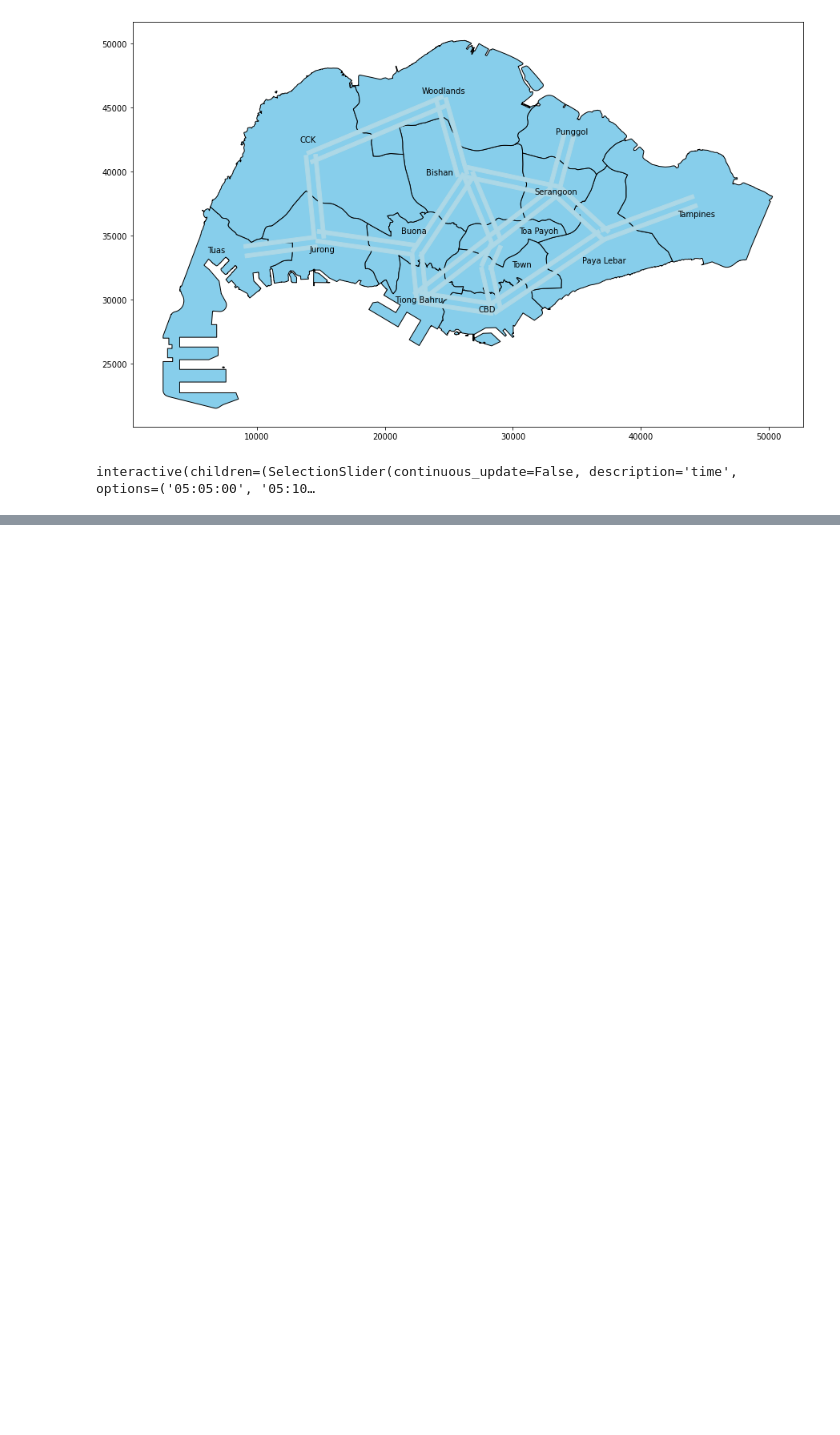
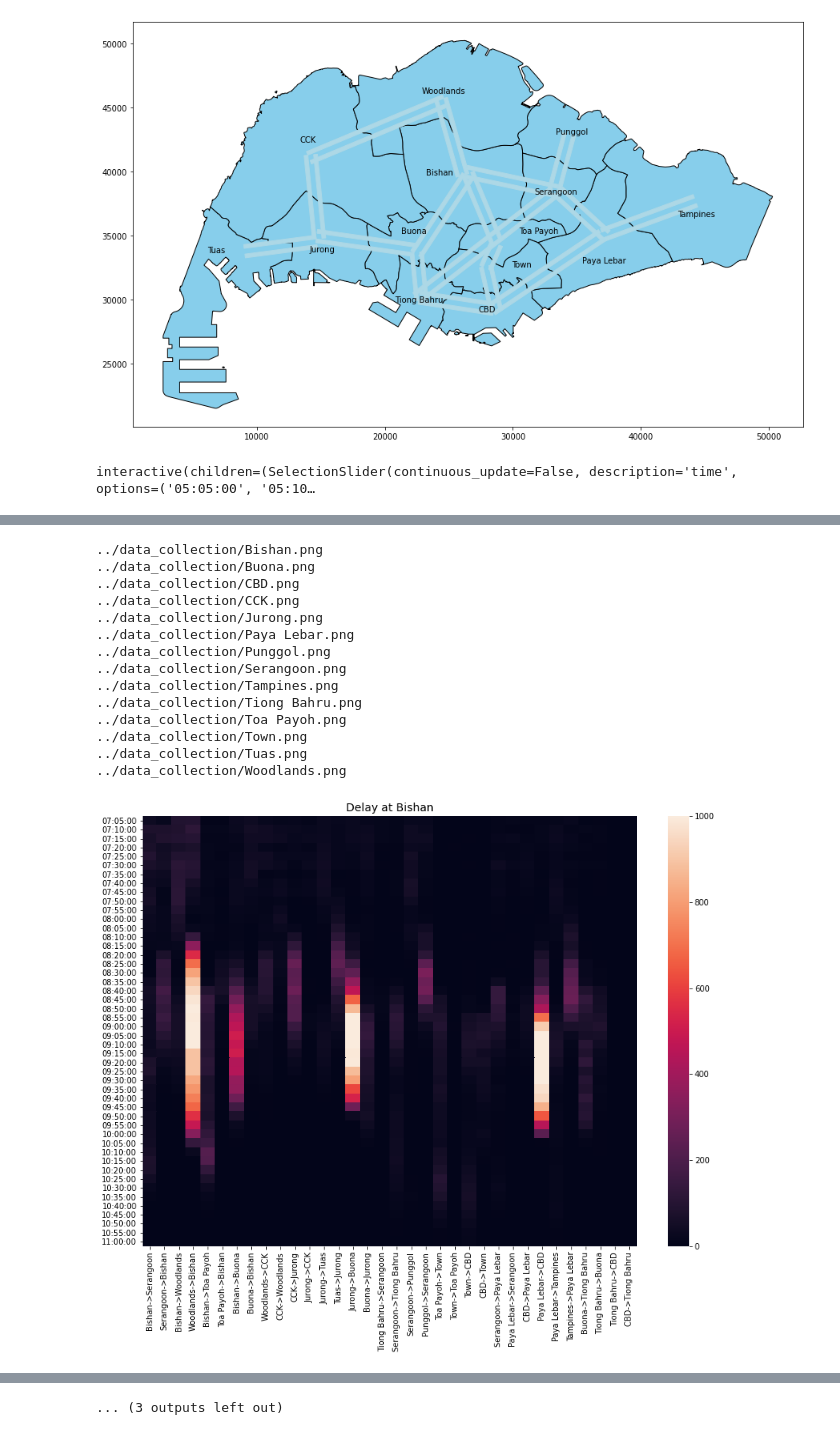
Before and after one commit to reoneo97/transport-abm, a Jupyter notebook: data_vis.ipynb, the cells around one changed output, grey strips where cells are left out. Drawn from its saved outputs; the diff is of its cells as text; code cells hidden in the pictures; blank space fills up the shorter version.

```diff
--- a/data_vis.ipynb
+++ b/data_vis.ipynb
@@ -200,0 +234,36 @@ df.head()
+# %%
+def save_heatmap(path):
+
+    df = pd.read_csv(path,index_col = 0)
+    pt = path.split(".")
+    pt = pt[0].split("/")
+    name = pt[2][5:]
+    trans_locs = [i for i in df.columns if "->" in i]
+    df = df[trans_locs].copy()
+    start,end = 24,24+(4*12)
+    df = df.iloc[start:end]
+    fig,ax = plt.subplots(figsize = (14,10))
+    hi = sns.heatmap(df,yticklabels = [i[-8:] for i in df.index],vmin = 0,vmax = 1000)
+    plt.title(f"Delay at {name}",fontsize = 14)
+    print(fig_folder + name + ".png")
+    plt.savefig(fig_folder + name + ".png")
+# %%
+for f in os.listdir("logs/node_delay"):
+    if f[-4:] == ".csv":
+        save_heatmap("logs/node_delay/"+f)
+# %% [output]
+../data_collection/Bishan.png
+../data_collection/Buona.png
+../data_collection/CBD.png
+../data_collection/CCK.png
+../data_collection/Jurong.png
+../data_collection/Paya Lebar.png
+../data_collection/Punggol.png
+../data_collection/Serangoon.png
+../data_collection/Tampines.png
+../data_collection/Tiong Bahru.png
+../data_collection/Toa Payoh.png
+../data_collection/Town.png
+../data_collection/Tuas.png
+../data_collection/Woodlands.png
+[figure, added]
@@ -200,0 +280 @@ df.head()
+... (3 outputs left out)
```
Also changed, not shown: parts of 16 cells of this notebook, 7 other files.
